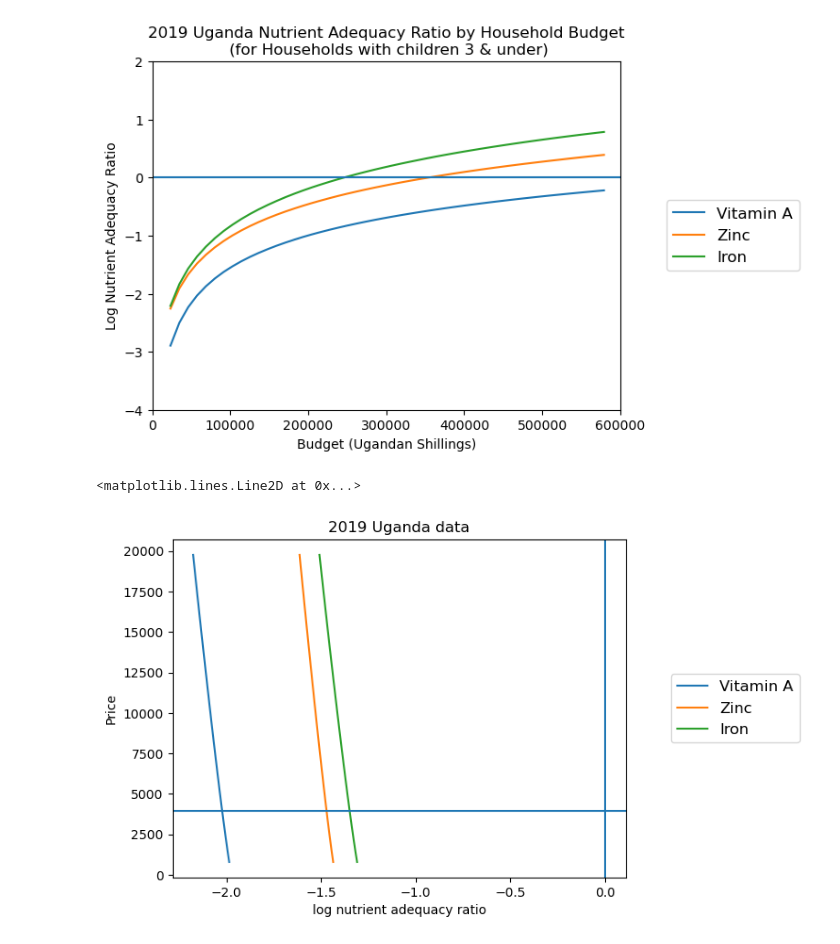
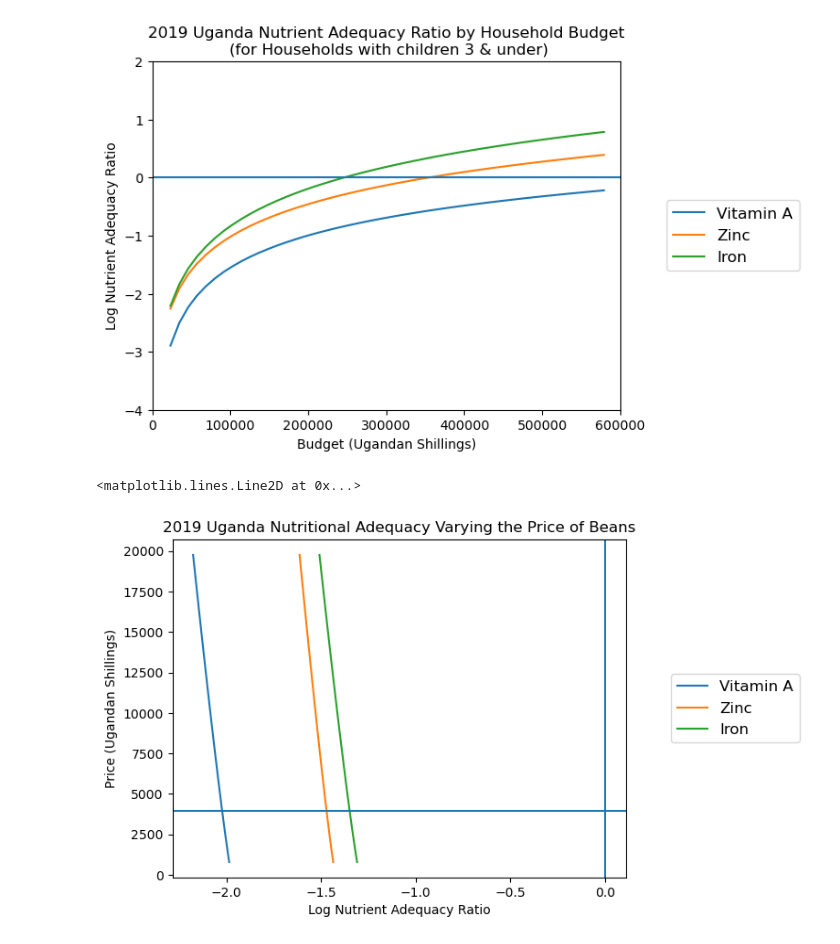
Before and after one commit to vkeroles/EEP153-SP23-Proj4, a Jupyter notebook: Team_HWiley_code2.ipynb, the cells around one changed output. Drawn from its saved outputs; the diff is of its cells as text; code cells hidden in the pictures.

```diff
--- a/Team_HWiley_code2.ipynb
+++ b/Team_HWiley_code2.ipynb
@@ -794,13 +794,13 @@ plt.axhline(0)
 # %%
 poorer_x = x0/2
 
 plt.plot([np.log(nutrient_adequacy_ratio(poorer_x,my_prices(p0,j=my_j)))[UseNutrients] for p0 in P],P)
 plt.legend(UseNutrients,bbox_to_anchor=(1.4 ,0.5),fontsize='large',loc='right')
-plt.title('2019 Uganda data')
-plt.ylabel('Price')
-plt.xlabel('log nutrient adequacy ratio')
+plt.title(f'2019 Uganda Nutritional Adequacy Varying the Price of {my_j}')
+plt.ylabel('Price (Ugandan Shillings)')
+plt.xlabel('Log Nutrient Adequacy Ratio')
 plt.axvline(0)
 plt.axhline(pbar[my_j])
 # %% [output]
 <matplotlib.lines.Line2D at 0x...>
-[figure, old version]
+[figure, new version]
```
Also changed, not shown: parts of 2 cells of this notebook.
